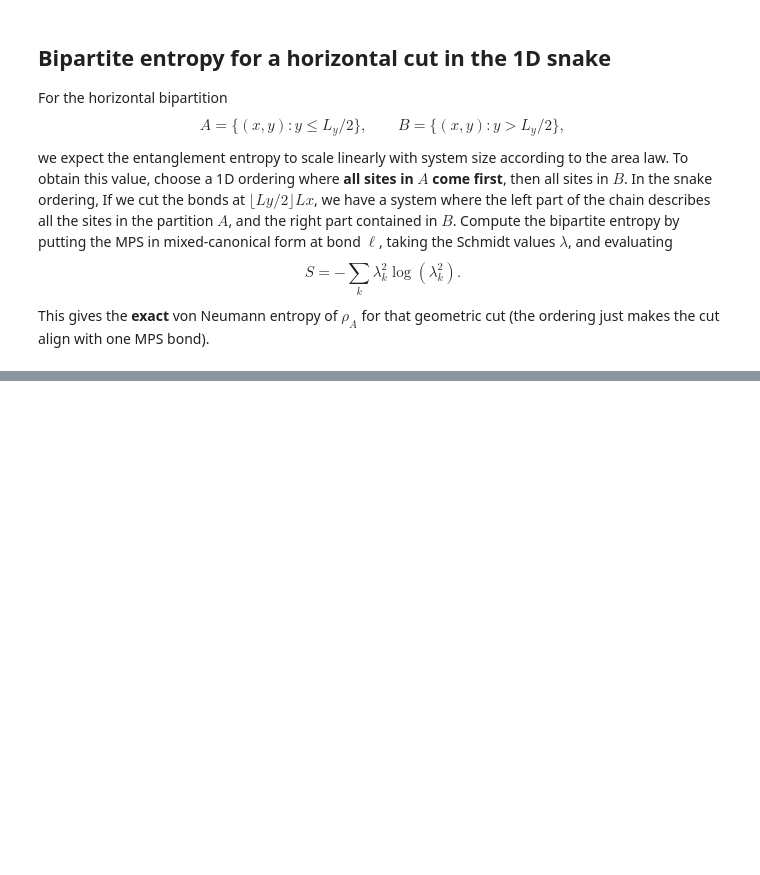
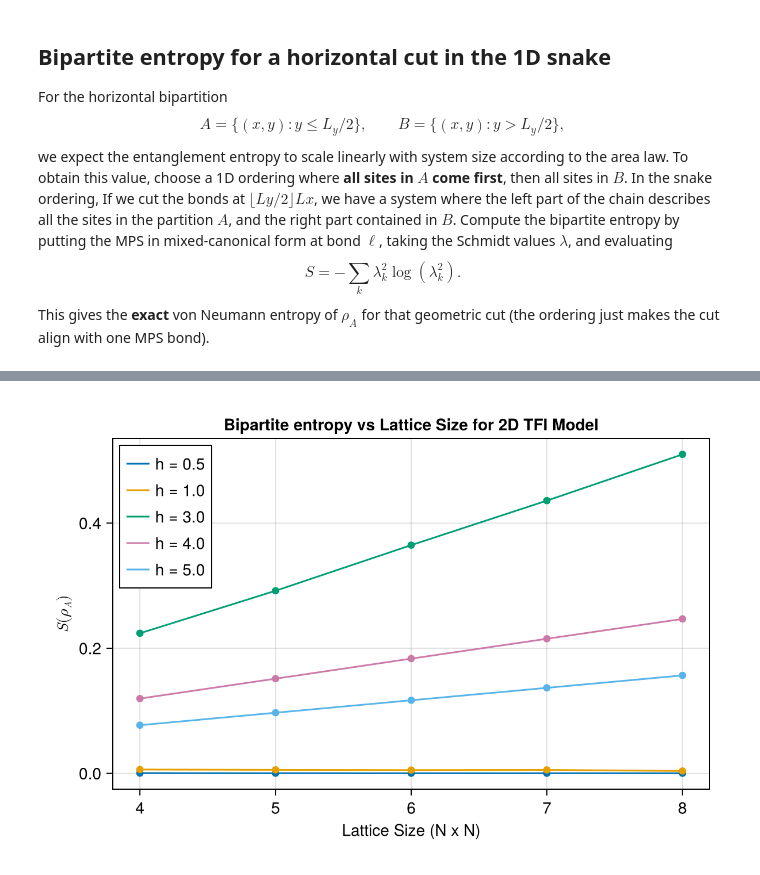
Before and after one commit to SUTD-MDQS/NonLocalCorrelationTutorial, a Jupyter notebook: 2Ddmrg.ipynb, the cells around one changed output, grey strips where cells are left out. Saved outputs shown, nothing was run; the diff lists cells and outputs as text; code cells hidden in the pictures; blank space fills up the shorter version.

```diff
--- a/2Ddmrg.ipynb
+++ b/2Ddmrg.ipynb
@@ -116,2 +135,8 @@ h_z = 0.5
 # %%
 # Do a dmrg with maxdim 1000 and cutoff 1e-10 to find the ground state energy and wavefunction
+nsweeps = 6
+maxdim = [1000]
+cutoff = 1e-10
+
+energy, psi = dmrg(H, psi0; nsweeps, maxdim, cutoff, outputlevel=1)
+energy
@@ -118,5 +151,5 @@ h_z = 0.5
 # %%
-# print the bond dimension of the resulting MPS (assuming `psi` is the ground state MPS from DMRG)
-# for b in 1:(N-1)
-#     println("Bond $b dimension: ", maximum(dims(psi[b])))
-# end
+# print the bond dimension of the resulting MPS
+for b in 1:(N-1)
+    println("Bond $b dimension: ", maximum(dims(psi[b])))
+end
@@ -193,15 +264,17 @@ ns = 4:8
 # %%
 # CairoMakie plot of the bipartite entropy vs lattice size (Uncomment to plot)
-# using CairoMakie
-# fig = Figure(; size=(600,400))
-# ax = Axis(fig[1, 1];
-#     xlabel="Lattice Size (N x N)",
-#     ylabel=L"S(\rho_A)",
-#     title="Bipartite entropy vs Lattice Size for 2D TFI Model",
-#     )
-# for h in hs
-#     lines!(ax, ns, max_bond_dim[h], label="h = $h")
-#     scatter!(ax, ns, max_bond_dim[h])
-# end
-# axislegend(ax; position=:lt)
-# fig
+using CairoMakie
+fig = Figure(; size=(600,400))
+ax = Axis(fig[1, 1];
+    xlabel="Lattice Size (N x N)",
+    ylabel=L"S(\rho_A)",
+    title="Bipartite entropy vs Lattice Size for 2D TFI Model",
+    )
+for h in hs
+    lines!(ax, ns, max_bond_dim[h], label="h = $h")
+    scatter!(ax, ns, max_bond_dim[h])
+end
+axislegend(ax; position=:lt)
+fig
+# %% [output]
+[figure, added]
```
Also changed, not shown: parts of 7 cells of this notebook, 1 other file.
